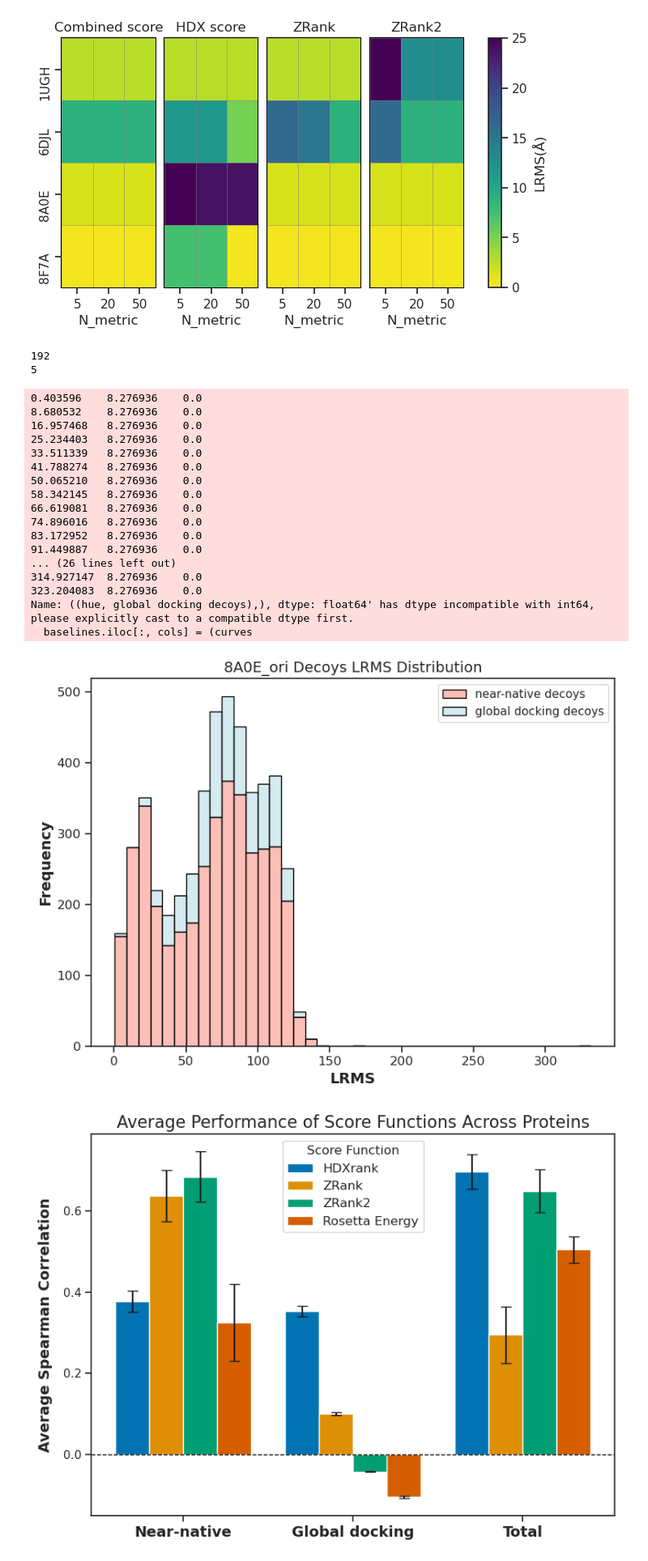
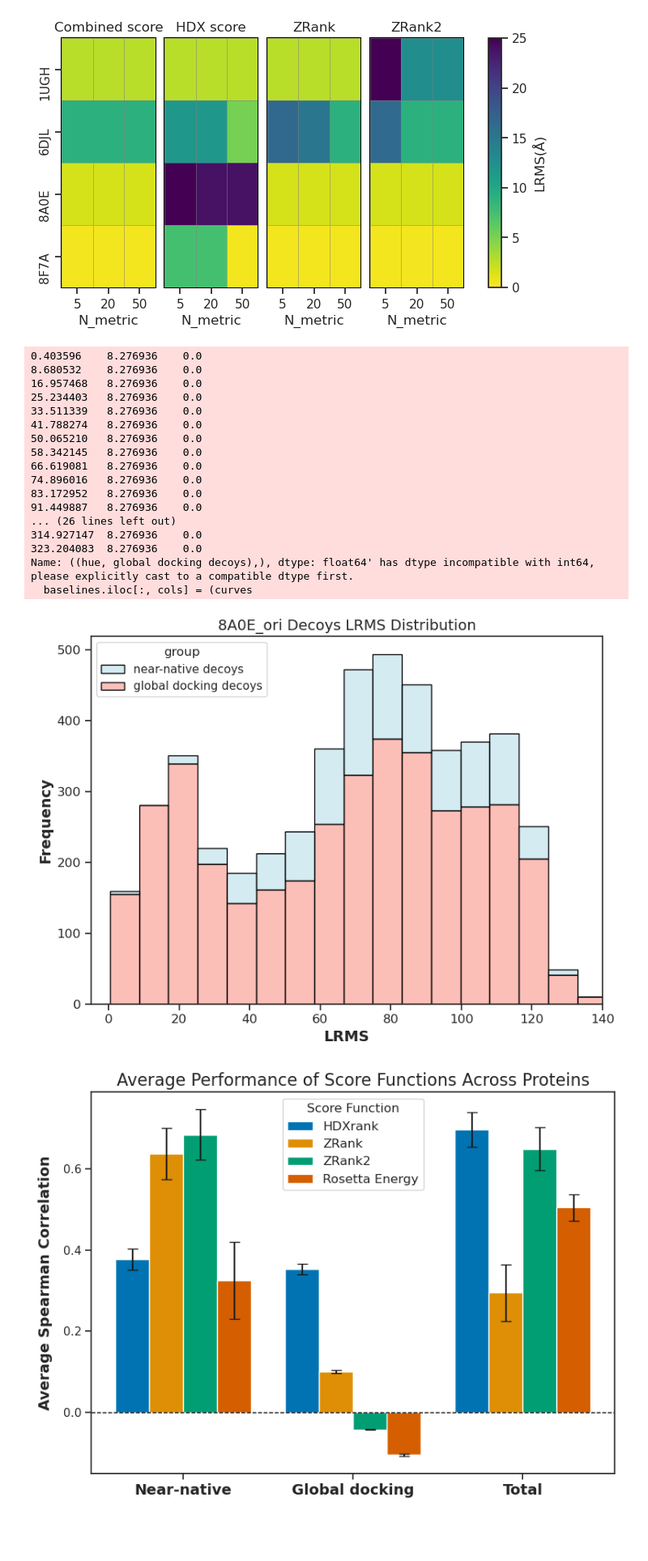
Before and after one commit to SuperChrisW/HDXRank, a Jupyter notebook: HDXRank/tool/figure_plot.ipynb, the cells around one changed output. Shown at 81% size. Saved outputs shown, nothing was run; the diff lists cells and outputs as text; code cells hidden in the pictures; blank space fills up the shorter version.

```diff
--- a/HDXRank/tool/figure_plot.ipynb
+++ b/HDXRank/tool/figure_plot.ipynb
@@ -268,8 +268,6 @@ with open(f"/home/lwang/models/HDX_LSTM/data/hdock/structure/near_native/{protei
 
 opt1_dockq = np.array([result['DockQ'] for result in opt1_result[:]])
 initial_dockq = np.array([result['DockQ'] for result in initial_eval_result])
-print(np.sum(opt1_dockq >= 0.23))
-print(np.sum(initial_dockq >= 0.23))
 
 initial_lrmsd_scores = np.array([result['Lrms'] for result in initial_eval_result])
 opt1_lrmsd_scores = np.array([result['Lrms'] for result in opt1_result])
@@ -278,55 +276,53 @@ combined_lrmsd_scores = np.concatenate((initial_lrmsd_scores, opt1_lrmsd_scores)
 
 data = pd.DataFrame({
     'score': combined_lrmsd_scores.astype(float),
     'group': (['near-native decoys'] * len(opt1_lrmsd_scores) +
               ['global docking decoys'] * len(initial_lrmsd_scores))
 })
 #data = remove_outlier(data, 'score')
 bins = np.histogram_bin_edges(data['score'].to_numpy(), bins=40)
 
 # Initialize the plot with customized style
 sns.set_theme(style='ticks')
 plt.figure(figsize=(8, 6))
 
 # Plot stacked histograms
 sns.histplot(data=data, x='score', hue='group', bins=bins, multiple='stack',
              edgecolor='black', alpha=0.5, palette=['lightblue', 'salmon'])
 
 # Customize labels and title
 plt.xlabel('LRMS', fontsize=14, weight='bold')
 plt.ylabel('Frequency', fontsize=14, weight='bold')
 plt.title(f'{protein_name} Decoys LRMS Distribution', fontsize=14)
 plt.tick_params(axis='both', labelsize=12)
 
-#plt.xlim(-5, 80)
+plt.xlim(-5, 140)
 # Add legend and layout adjustments
-plt.legend(loc='upper right', labels=['near-native decoys', 'global docking decoys'])
+#plt.legend(loc='upper right', labels=['near-native decoys', 'global docking decoys'])
 plt.tight_layout()
 
 # Show plot
 plt.show()
 #plt.savefig(f'/home/lwang/models/HDX_LSTM/results/240918_GVP/figures/{protein_name}_lrmsd_distribution.png', dpi=300)
 # %% [output]
-192
-5
+0.403596    8.276936    0.0
+8.680532    8.276936    0.0
+16.957468   8.276936    0.0
+25.234403   8.276936    0.0
+33.511339   8.276936    0.0
+41.788274   8.276936    0.0
+50.065210   8.276936    0.0
+58.342145   8.276936    0.0
+66.619081   8.276936    0.0
+74.896016   8.276936    0.0
+83.172952   8.276936    0.0
+91.449887   8.276936    0.0
+... (26 lines left out)
+314.927147  8.276936    0.0
+323.204083  8.276936    0.0
+Name: ((hue, global docking decoys),), dtype: float64' has dtype incompatible with int64, please explicitly cast to a compatible dtype first.
+  baselines.iloc[:, cols] = (curves
-0.403596    8.276936    0.0
-8.680532    8.276936    0.0
-16.957468   8.276936    0.0
-25.234403   8.276936    0.0
-33.511339   8.276936    0.0
-41.788274   8.276936    0.0
-50.065210   8.276936    0.0
-58.342145   8.276936    0.0
-66.619081   8.276936    0.0
-74.896016   8.276936    0.0
-83.172952   8.276936    0.0
-91.449887   8.276936    0.0
-... (26 lines left out)
-314.927147  8.276936    0.0
-323.204083  8.276936    0.0
-Name: ((hue, global docking decoys),), dtype: float64' has dtype incompatible with int64, please explicitly cast to a compatible dtype first.
-  baselines.iloc[:, cols] = (curves
-[figure, old version]
+[figure, new version]
 # %%
 # compare score function SPR
 import seaborn as sns
```
Also changed, not shown: 7 other files.
